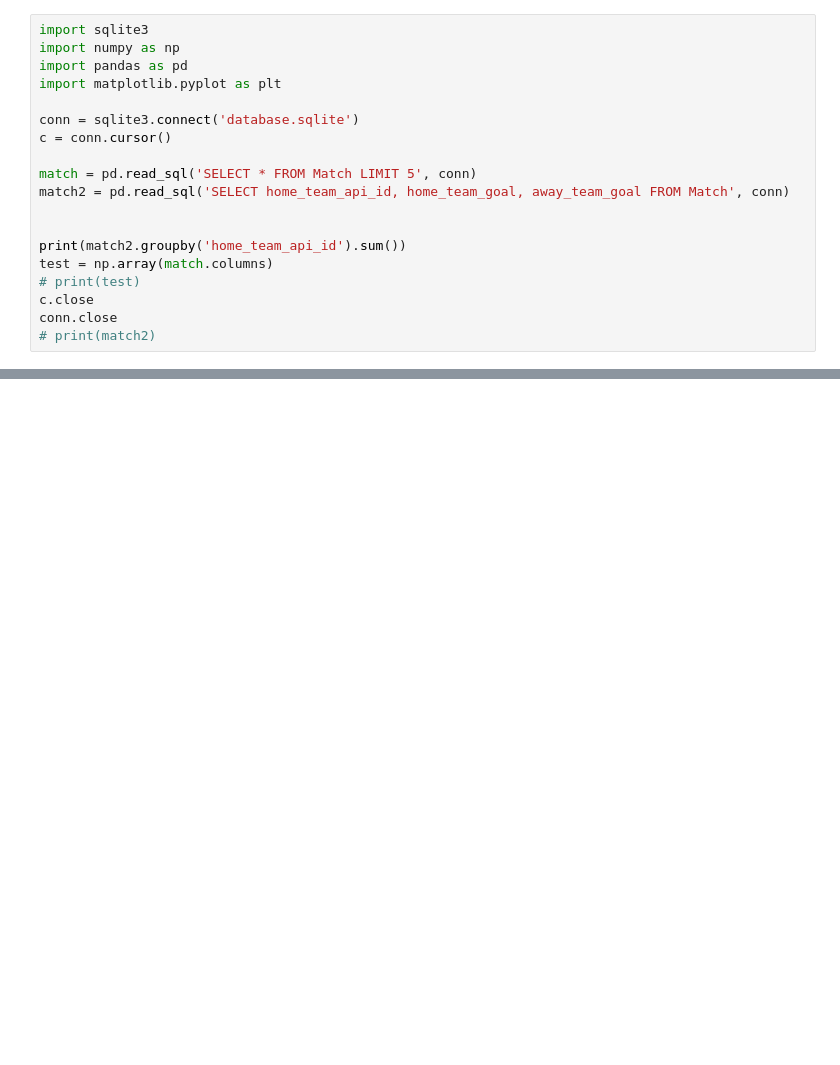
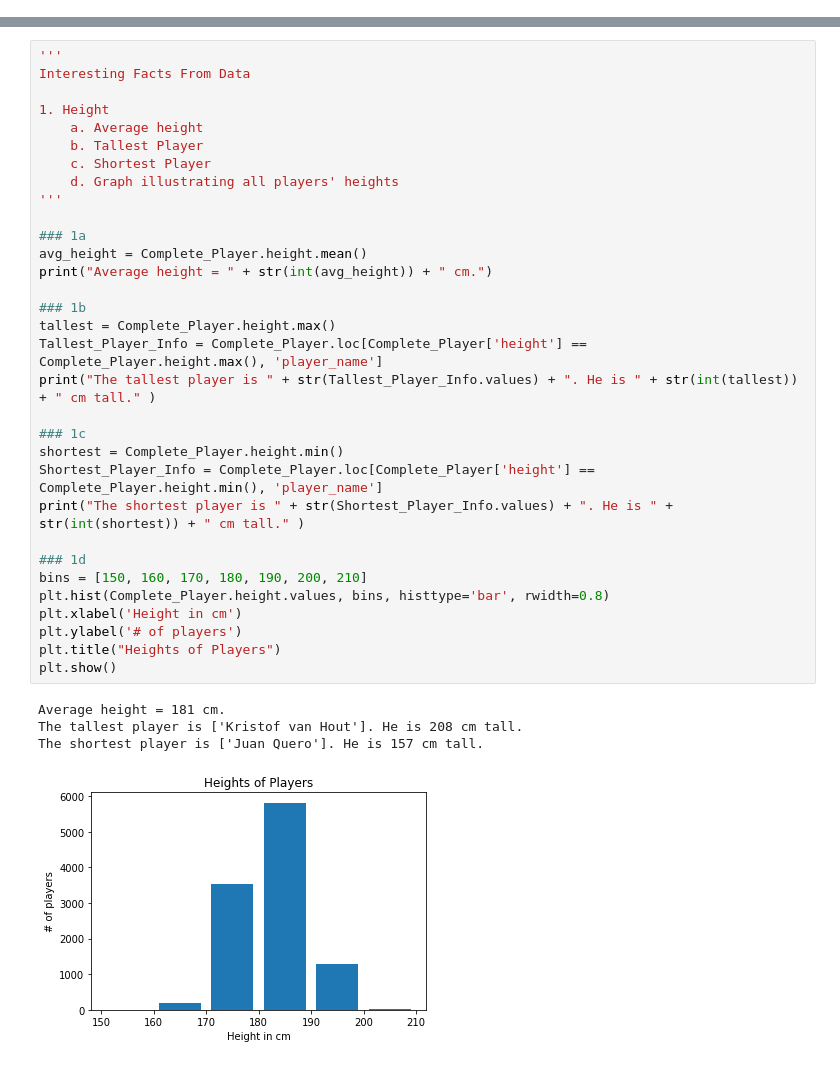
Before and after one commit to neisesd1/IntroToProgrammingUdacity, a Jupyter notebook: Final Project.ipynb, the cells around one changed output, grey strips where cells are left out. Drawn from its saved outputs; the diff is of its cells as text; blank space fills up the shorter version.

```diff
--- a/Final Project.ipynb
+++ b/Final Project.ipynb
@@ -212,19 +0,0 @@ conn.close
-# %%
-import sqlite3
-import numpy as np
-import pandas as pd
-import matplotlib.pyplot as plt
-
-conn = sqlite3.connect('database.sqlite')
-c = conn.cursor()
-
-match = pd.read_sql('SELECT * FROM Match LIMIT 5', conn)
-match2 = pd.read_sql('SELECT home_team_api_id, home_team_goal, away_team_goal FROM Match', conn)
-
-
-print(match2.groupby('home_team_api_id').sum())
-test = np.array(match.columns)
-# print(test)
-c.close
-conn.close
-# print(match2)
@@ -290,0 +138,37 @@ print(df3)
+# %%
+'''
+Interesting Facts From Data
+
+1. Height
+    a. Average height
+    b. Tallest Player
+    c. Shortest Player
+    d. Graph illustrating all players' heights
+'''
+
+### 1a
+avg_height = Complete_Player.height.mean()
+print("Average height = " + str(int(avg_height)) + " cm.")
+
+### 1b
+tallest = Complete_Player.height.max()
+Tallest_Player_Info = Complete_Player.loc[Complete_Player['height'] == Complete_Player.height.max(), 'player_name']
+print("The tallest player is " + str(Tallest_Player_Info.values) + ". He is " + str(int(tallest)) + " cm tall." )
+
+### 1c
+shortest = Complete_Player.height.min()
+Shortest_Player_Info = Complete_Player.loc[Complete_Player['height'] == Complete_Player.height.min(), 'player_name']
+print("The shortest player is " + str(Shortest_Player_Info.values) + ". He is " + str(int(shortest)) + " cm tall." )
+
+### 1d
+bins = [150, 160, 170, 180, 190, 200, 210]
+plt.hist(Complete_Player.height.values, bins, histtype='bar', rwidth=0.8)
+plt.xlabel('Height in cm')
+plt.ylabel('# of players')
+plt.title("Heights of Players")
+plt.show()
+# %% [output]
+Average height = 181 cm.
+The tallest player is ['Kristof van Hout']. He is 208 cm tall.
+The shortest player is ['Juan Quero']. He is 157 cm tall.
+[figure, added]
```
Also changed, not shown: parts of 23 cells of this notebook.
